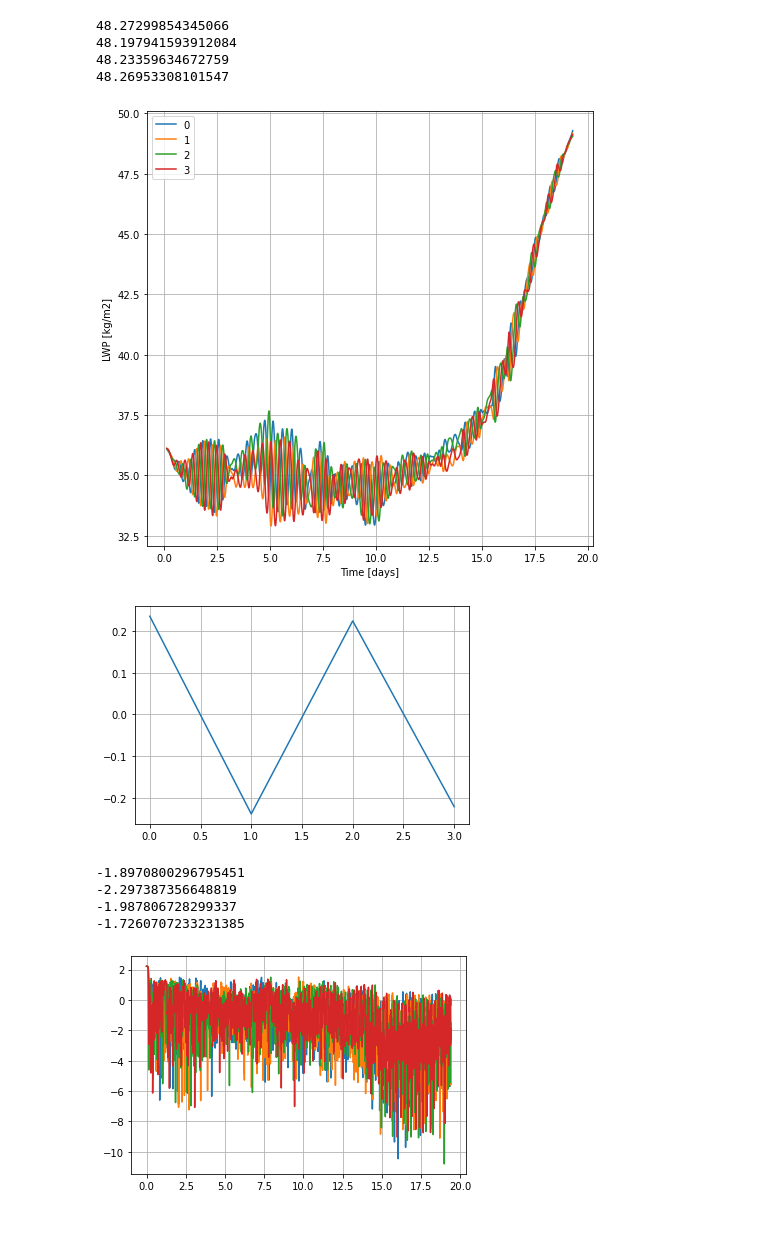
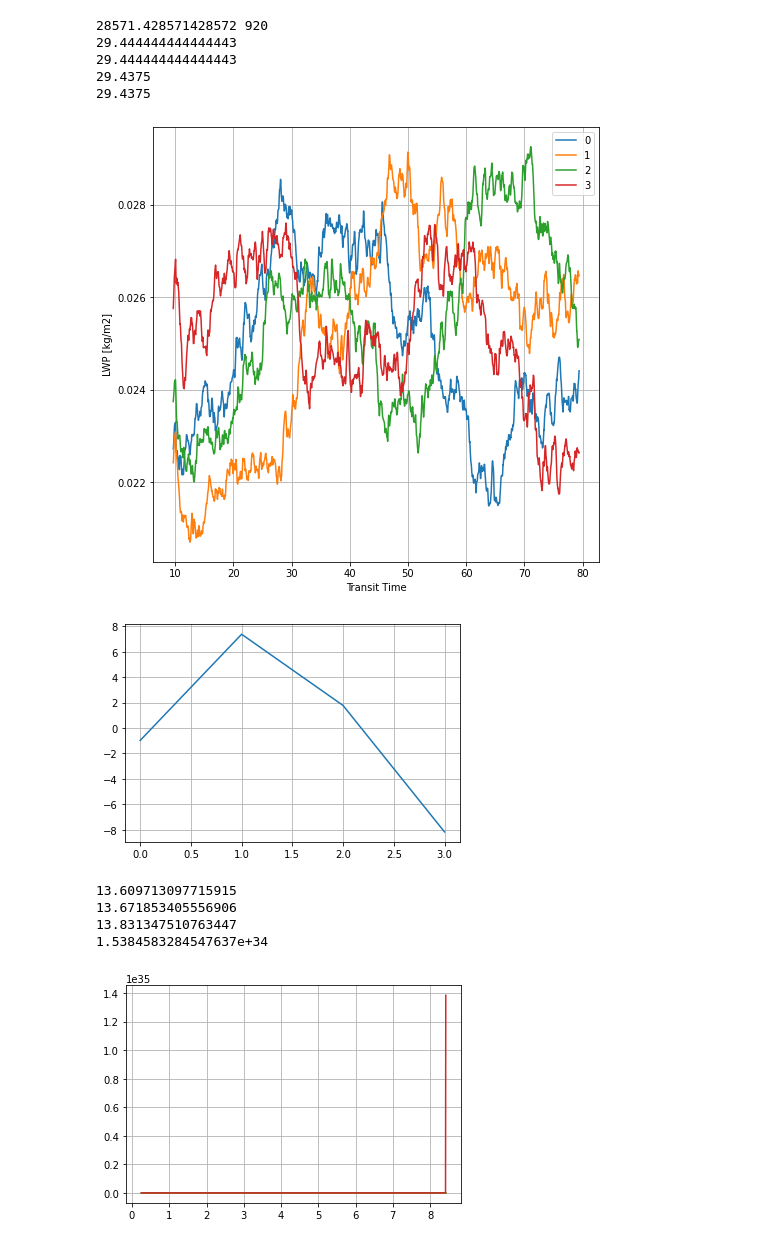
Before and after one commit to pnnl/pinacles, a Jupyter notebook: CoupledPlots.ipynb, the cells around one changed output. Saved outputs shown, nothing was run; the diff lists cells and outputs as text; code cells hidden in the pictures.

```diff
--- a/CoupledPlots.ipynb
+++ b/CoupledPlots.ipynb
@@ -8,7 +9,7 @@ import os
 N = 4
 column_data = []
 for n in range(N):
-    path = './couple_' + str(n)
+    path = './FinalUpwind/couple_' + str(n)
     path = os.path.join(path, 'rico')
     path = os.path.join(path, 'stats.nc')
     column_data.append(nc.Dataset(path, 'r'))
@@ -18,36 +19,45 @@ for n in range(N):
 lwp_mean = []
 data_pack = []
 plt.figure(figsize=(8,8))
-Nt =   6 * 6   #6*12#6 * 24*4#* 48
+#Nt = 23 * 6
+circ = 50 * 1000 * 4 / 7.0
+Nt = np.int(circ/1200.0) * 40
+
+print(circ, Nt)
+#circ=86400.
+#6*12#6 * 24*4#* 48
 for n in range(N):
     #plt.subplot(4,1,n+1)
     micro = column_data[n]['MicroBase']
-    data = micro['timeseries']['LWP'][:]  +  micro['timeseries']['VWP'][:] +  micro['timeseries']['RWP'][:]
-    lwp_mean.append(np.mean(data[6*6:]))
+    data = micro['timeseries']['LWP'][:] # +  micro['timeseries']['VWP'][:] +  micro['timeseries']['RWP'][:]
+    lwp_mean.append(np.mean(data[-Nt:]))
+    #data = ndimage.gaussian_filter1d(data, 5 * 5 )
     data = np.convolve(data, np.ones(Nt)/Nt, mode='valid')
     time = micro['timeseries']['time'][:]
+    print(np.amax(time)/86400)
     time = np.convolve(time, np.ones(Nt)/Nt, mode='valid')
-    plt.plot(time/86400,data,label=str(n))
+    plt.plot(time/(circ),data,label=str(n))
     data_pack.append(data)
-    plt.xlabel('Time [days]')
+    plt.xlabel('Transit Time')
     plt.ylabel('LWP [kg/m2]')
-    print(np.mean(data[-60*2:]))
+    #print(np.mean(data[-60*2:]))
 
 plt.legend()
 plt.grid()
 plt.savefig('qc.png', dpi=400)
     #plt.ylim(0.0, 0.41)
 # %% [output]
-48.27299854345066
-48.197941593912084
-48.23359634672759
-48.26953308101547
+28571.428571428572 920
+29.444444444444443
+29.444444444444443
+29.4375
+29.4375
-[figure, old version]
+[figure, new version]
 # %%
 plt.plot(100.0*(np.array(lwp_mean)-np.mean(lwp_mean))/np.mean(lwp_mean))
 plt.grid()
 # %% [output]
-[figure, old version]
+[figure, new version]
 # %%
 def convert_to_array(data_pack):
 
@@ -73,26 +83,29 @@ def convert_to_array(data_pack):
 #print(data_pack)
 #convert_to_array(data_pack)
 # %%
-grp = 'VelocityState'
-var = 'u_min'
+grp = 'Surface'
+var = 'shf'
 #plt.figure()
 data_pack = []
+Nt = 3 * 24 * 1
 for n in range(N):
     micro = column_data[n][grp]
-    data = micro['timeseries'][var][:]
-    time = micro['timeseries']['time'][:]
-    plt.plot(time/86400,data)
+    data = micro['timeseries'][var][1:]
+    data = np.convolve(data, np.ones(Nt)/Nt, mode='valid')
+    time = micro['timeseries']['time'][1:]
+    time = np.convolve(time, np.ones(Nt)/Nt, mode='valid')
+    plt.plot(time/86400 ,data)
     data_pack.append(data)
 
-    print(np.mean(data[-60:]))
+    print(np.mean(data[-9:]))
 
 plt.grid()
 # %% [output]
--1.8970800296795451
--2.297387356648819
--1.987806728299337
--1.7260707233231385
+13.609713097715915
+13.671853405556906
+13.831347510763447
+1.5384583284547637e+34
-[figure, old version]
+[figure, new version]
 # %%
 grp = 'VelocityState'
 var = 'u'
```
Also changed, not shown: parts of 8 cells of this notebook, 5 other files.
